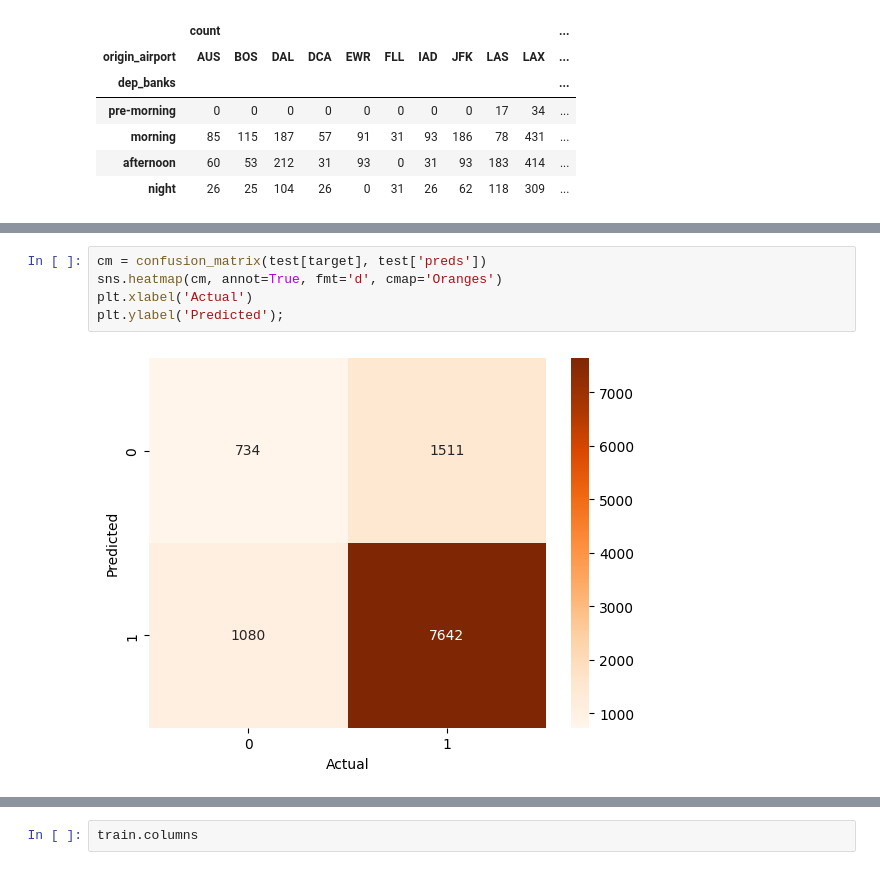
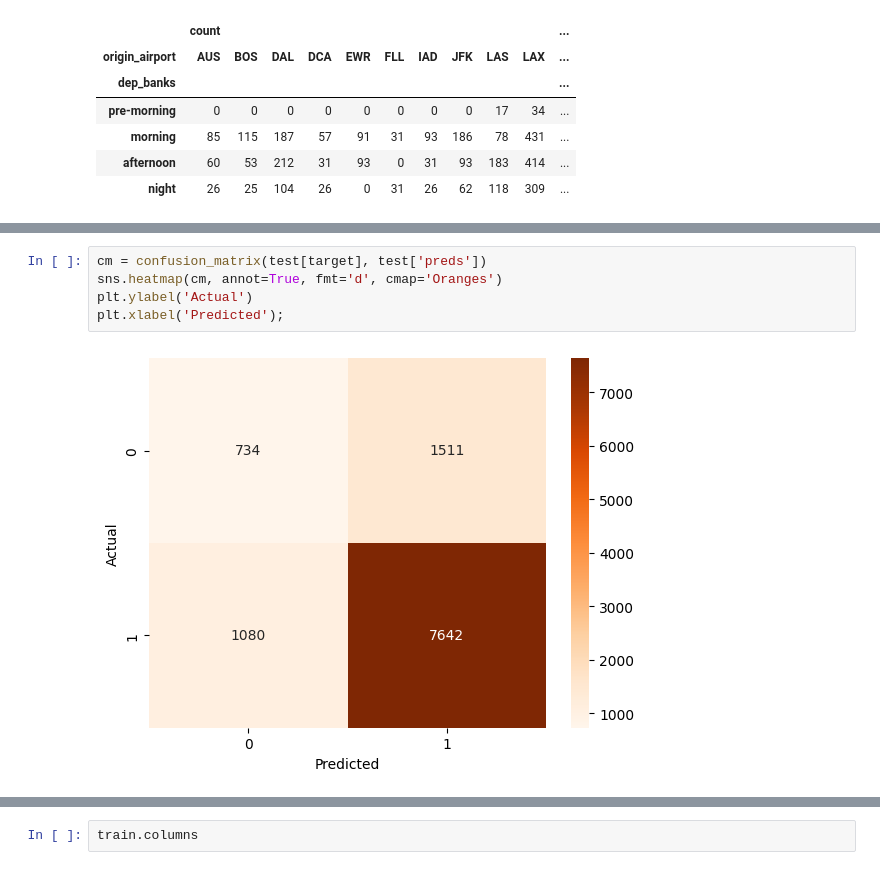
Before and after one commit to cmd-master/airline, a Jupyter notebook: airline-delays.ipynb, the cells around one changed output, grey strips where cells are left out. Drawn from its saved outputs; the diff is of its cells as text.

```diff
--- a/airline-delays.ipynb
+++ b/airline-delays.ipynb
@@ -596,10 +586,10 @@ Text(50.722222222222214, 0.5, 'Predicted')
 # %%
 cm = confusion_matrix(test[target], test['preds'])
 sns.heatmap(cm, annot=True, fmt='d', cmap='Oranges')
-plt.xlabel('Actual')
-plt.ylabel('Predicted');
+plt.ylabel('Actual')
+plt.xlabel('Predicted');
 # %% [output]
-[figure, old version]
+[figure, new version]
 # %%
 cm = confusion_matrix(test[target], test['preds'])
 sns.heatmap(cm, annot=True, fmt='d', cmap='Oranges')
```
Also changed, not shown: parts of 8 cells of this notebook.
